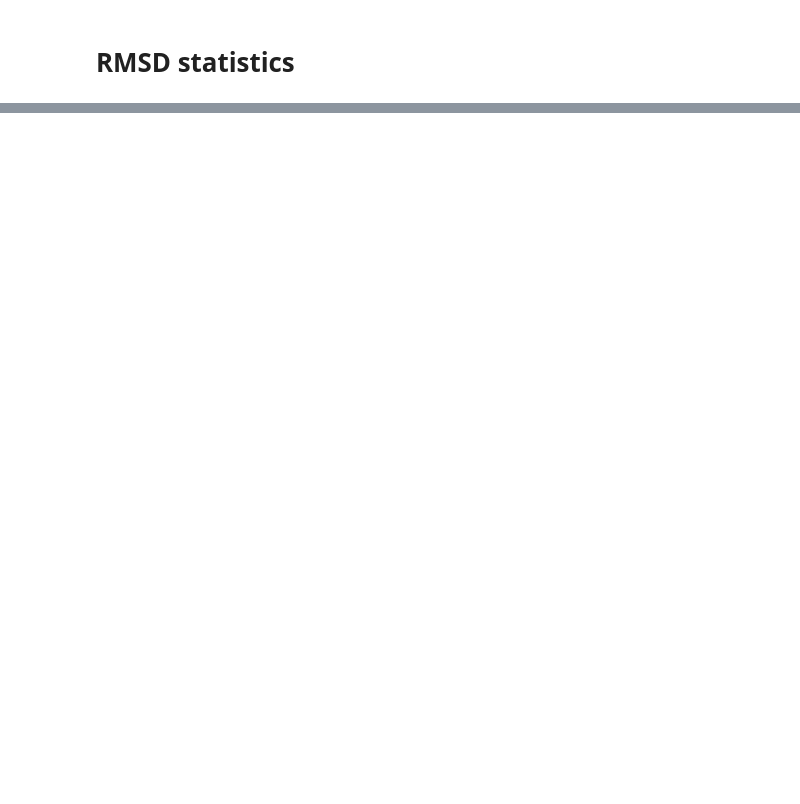
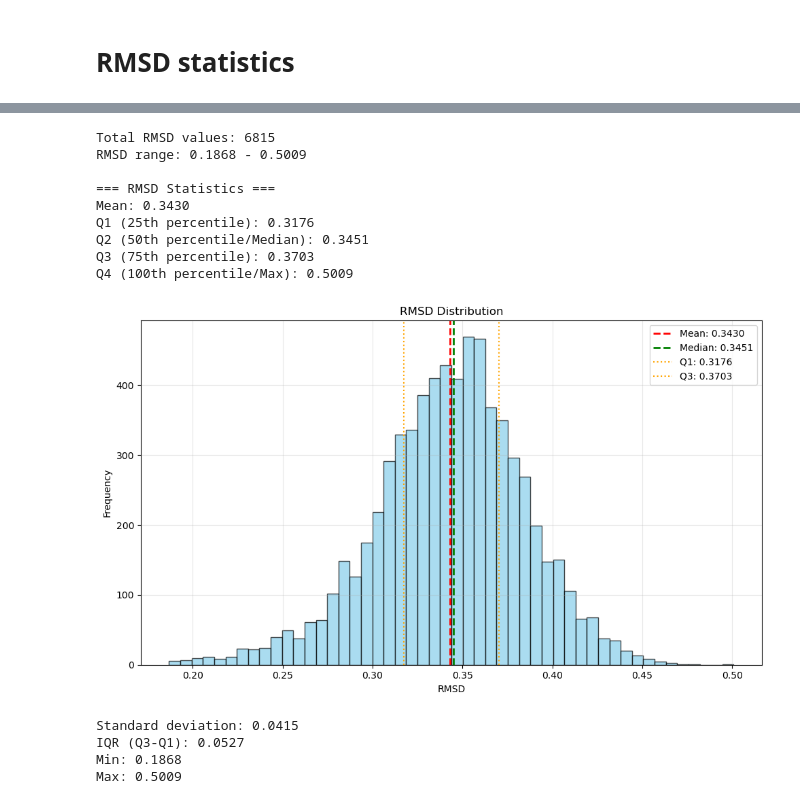
Before and after one commit to seonghann/neural_opt, a Jupyter notebook: data/qm7x/statistics.ipynb, the cells around one changed output, grey strips where cells are left out. Saved outputs shown, nothing was run; the diff lists cells and outputs as text; code cells hidden in the pictures; blank space fills up the shorter version.

```diff
--- a/data/qm7x/statistics.ipynb
+++ b/data/qm7x/statistics.ipynb
@@ -75,0 +101,17 @@ Max: 1.2016
+# %%
+rmsd_data = analyze_rmsd("test.median.pt")
+# %% [output]
+Total RMSD values: 6815
+RMSD range: 0.1868 - 0.5009
+
+=== RMSD Statistics ===
+Mean: 0.3430
+Q1 (25th percentile): 0.3176
+Q2 (50th percentile/Median): 0.3451
+Q3 (75th percentile): 0.3703
+Q4 (100th percentile/Max): 0.5009
+[figure, added]
+Standard deviation: 0.0415
+IQR (Q3-Q1): 0.0527
+Min: 0.1868
+Max: 0.5009
```
Also changed, not shown: parts of 5 cells of this notebook, 6 other files.
